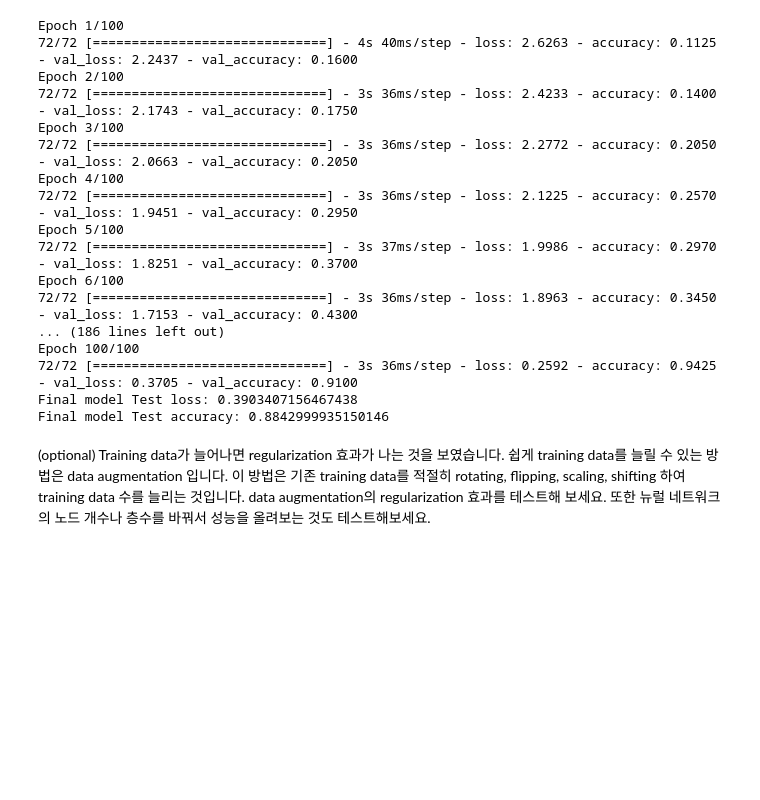
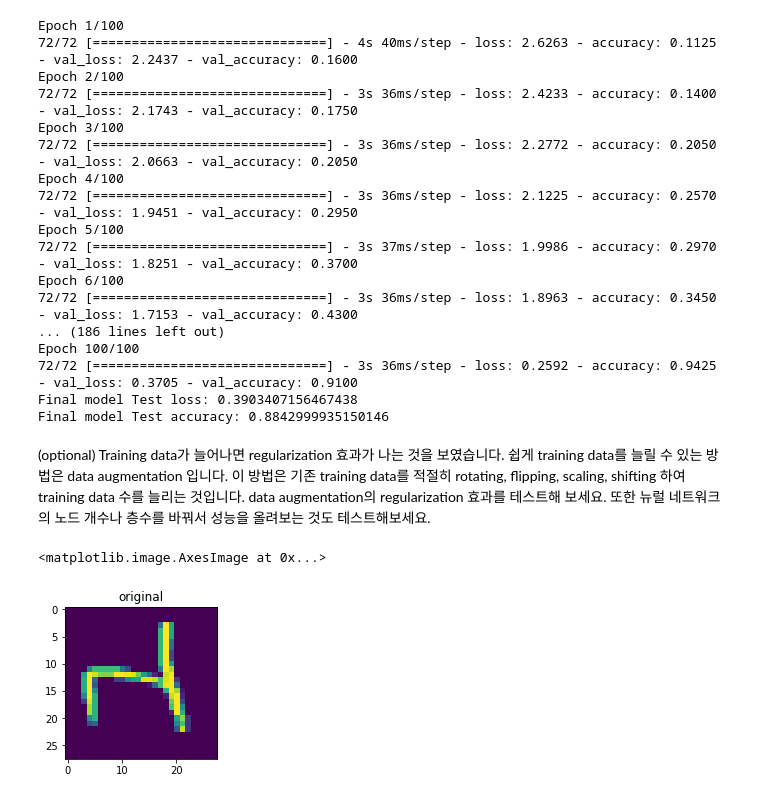
Before and after one commit to woonghee97/deep_learning, a Jupyter notebook: HW2.ipynb, the cells around one changed output. Drawn from its saved outputs; the diff is of its cells as text; code cells hidden in the pictures; blank space fills up the shorter version.

```diff
--- a/HW2.ipynb
+++ b/HW2.ipynb
@@ -482,3 +485,30 @@ Final model Test loss: 0.3903407156467438
 Final model Test accuracy: 0.8842999935150146
 # %% [markdown]
 (optional) Training data가 늘어나면 regularization 효과가 나는 것을 보였습니다. 쉽게 training data를 늘릴 수 있는 방법은 data augmentation 입니다. 이 방법은 기존 training data를 적절히 rotating, flipping, scaling, shifting 하여 training data 수를 늘리는 것입니다. data augmentation의 regularization 효과를 테스트해 보세요. 또한 뉴럴 네트워크의 노드 개수나 층수를 바꿔서 성능을 올려보는 것도 테스트해보세요.
+# %%
+import matplotlib.pyplot as plt
+import numpy as np
+
+flipped_image_updown = []
+flipped_image_leftright = []
+augmentated_data = []
+
+
+for i in large_x_train:
+  flipped_image_updown.append(tf.image.flip_up_down(i))
+  flipped_image_leftright.append(tf.image.flip_left_right(i))
+
+flipped_image = flipped_image_updown + flipped_image_leftright
+
+augmentated_label = large_y_train * 3
+
+augmentated_data.extend(large_x_train)
+augmentated_data.extend(flipped_image)
+augmentated_data[0]
+
+plt.subplot(1, 2, 1)
+plt.title('original')
+plt.imshow(np.squeeze(flipped_image[2]))
+# %% [output]
+<matplotlib.image.AxesImage at 0x...>
+[figure, added]
```
Also changed, not shown: parts of 4 cells of this notebook.
